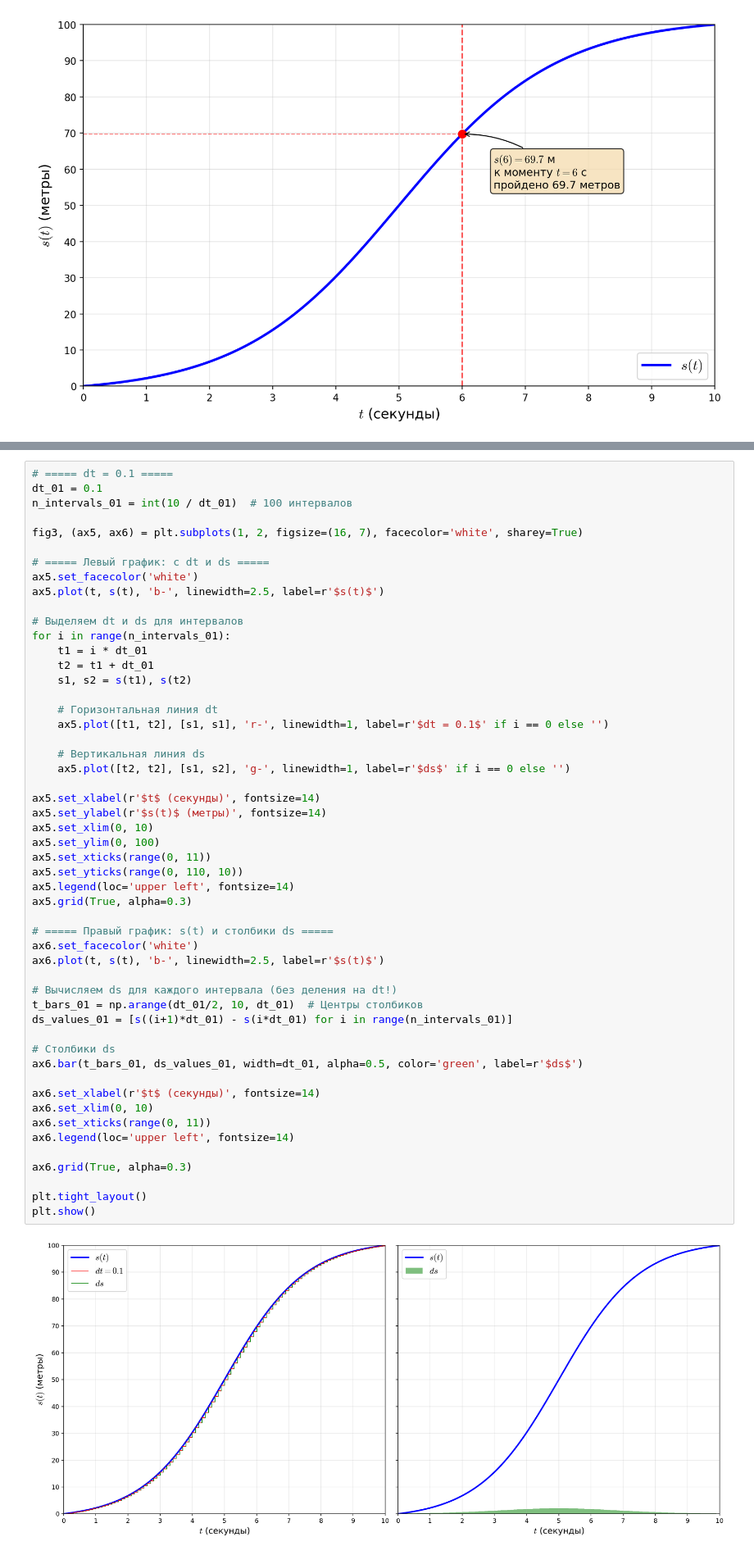
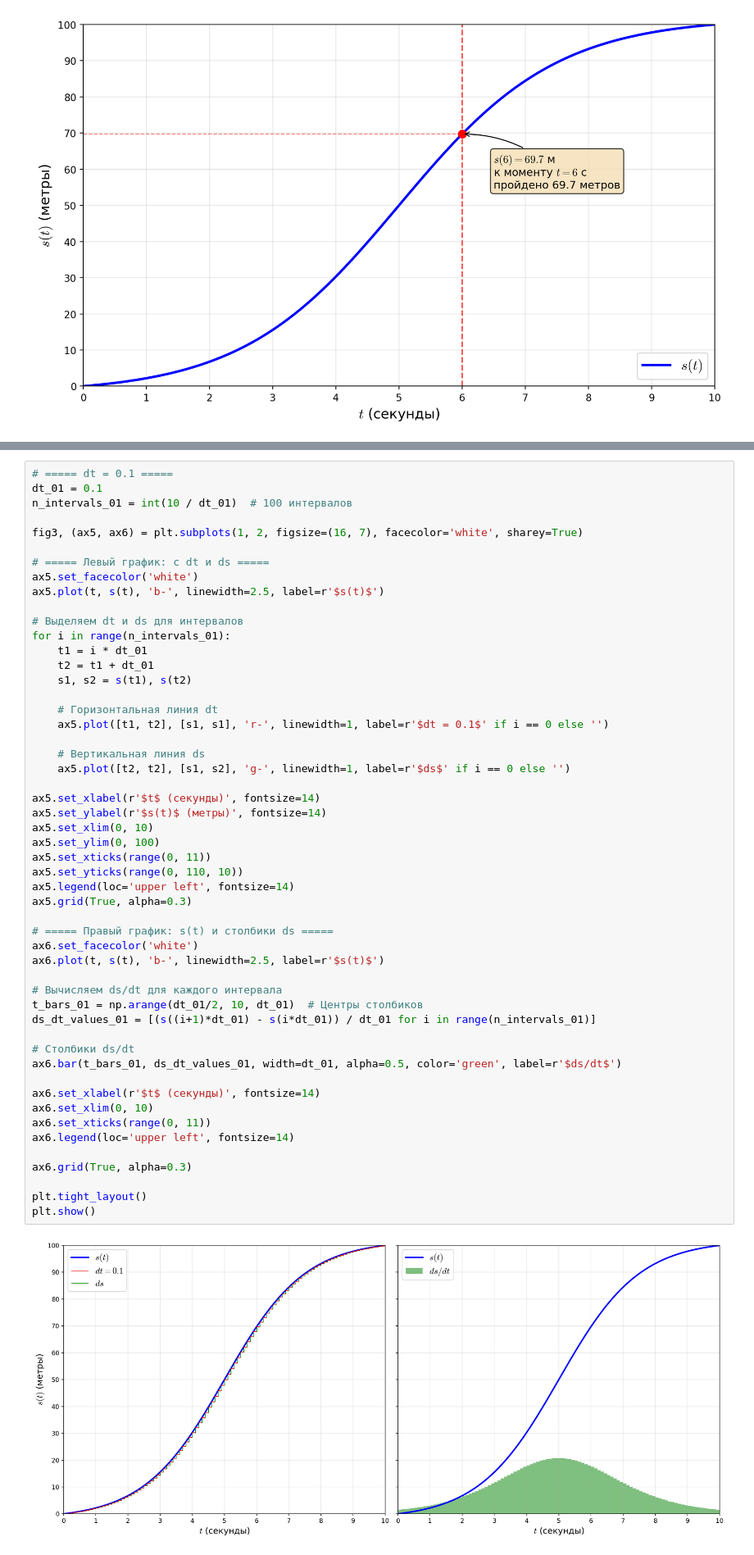
Before and after one commit to sabahtalateh/ainots, a Jupyter notebook: calculus/02-derivative-paradox.ipynb, the cells around one changed output, grey strips where cells are left out. Shown at 82% size. Saved outputs shown, nothing was run; the diff lists cells and outputs as text.

```diff
--- a/calculus/02-derivative-paradox.ipynb
+++ b/calculus/02-derivative-paradox.ipynb
@@ -204,35 +204,35 @@ for i in range(n_intervals_01):
 
     # Вертикальная линия ds
     ax5.plot([t2, t2], [s1, s2], 'g-', linewidth=1, label=r'$ds$' if i == 0 else '')
 
 ax5.set_xlabel(r'$t$ (секунды)', fontsize=14)
 ax5.set_ylabel(r'$s(t)$ (метры)', fontsize=14)
 ax5.set_xlim(0, 10)
 ax5.set_ylim(0, 100)
 ax5.set_xticks(range(0, 11))
 ax5.set_yticks(range(0, 110, 10))
 ax5.legend(loc='upper left', fontsize=14)
 ax5.grid(True, alpha=0.3)
 
 # ===== Правый график: s(t) и столбики ds =====
 ax6.set_facecolor('white')
 ax6.plot(t, s(t), 'b-', linewidth=2.5, label=r'$s(t)$')
 
-# Вычисляем ds для каждого интервала (без деления на dt!)
+# Вычисляем ds/dt для каждого интервала
 t_bars_01 = np.arange(dt_01/2, 10, dt_01)  # Центры столбиков
-ds_values_01 = [s((i+1)*dt_01) - s(i*dt_01) for i in range(n_intervals_01)]
+ds_dt_values_01 = [(s((i+1)*dt_01) - s(i*dt_01)) / dt_01 for i in range(n_intervals_01)]
 
-# Столбики ds
-ax6.bar(t_bars_01, ds_values_01, width=dt_01, alpha=0.5, color='green', label=r'$ds$')
+# Столбики ds/dt
+ax6.bar(t_bars_01, ds_dt_values_01, width=dt_01, alpha=0.5, color='green', label=r'$ds/dt$')
 
 ax6.set_xlabel(r'$t$ (секунды)', fontsize=14)
 ax6.set_xlim(0, 10)
 ax6.set_xticks(range(0, 11))
 ax6.legend(loc='upper left', fontsize=14)
 
 ax6.grid(True, alpha=0.3)
 
 plt.tight_layout()
 plt.show()
 # %% [output]
-[figure, old version]
+[figure, new version]
```
Also changed, not shown: parts of 2 cells of this notebook, 3 other files.
